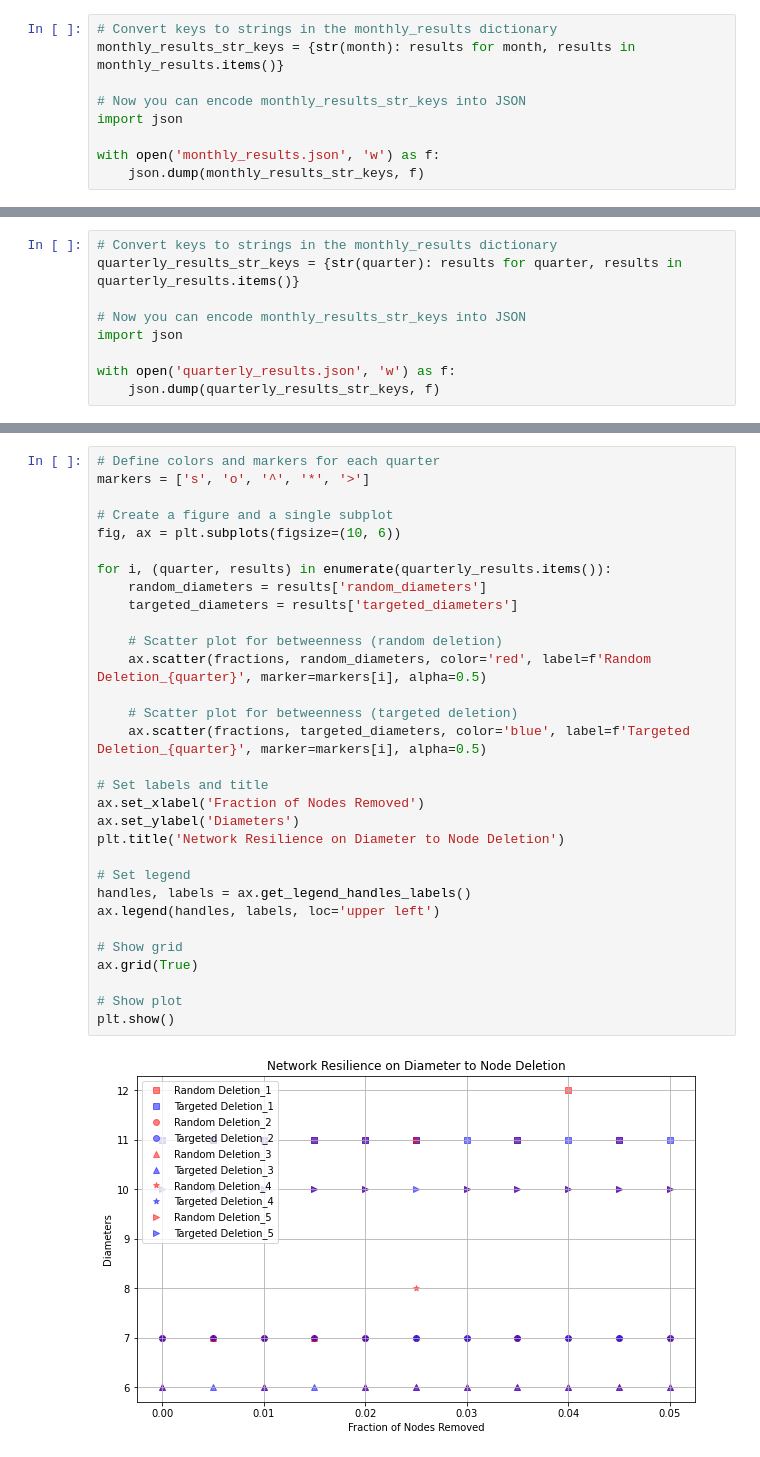
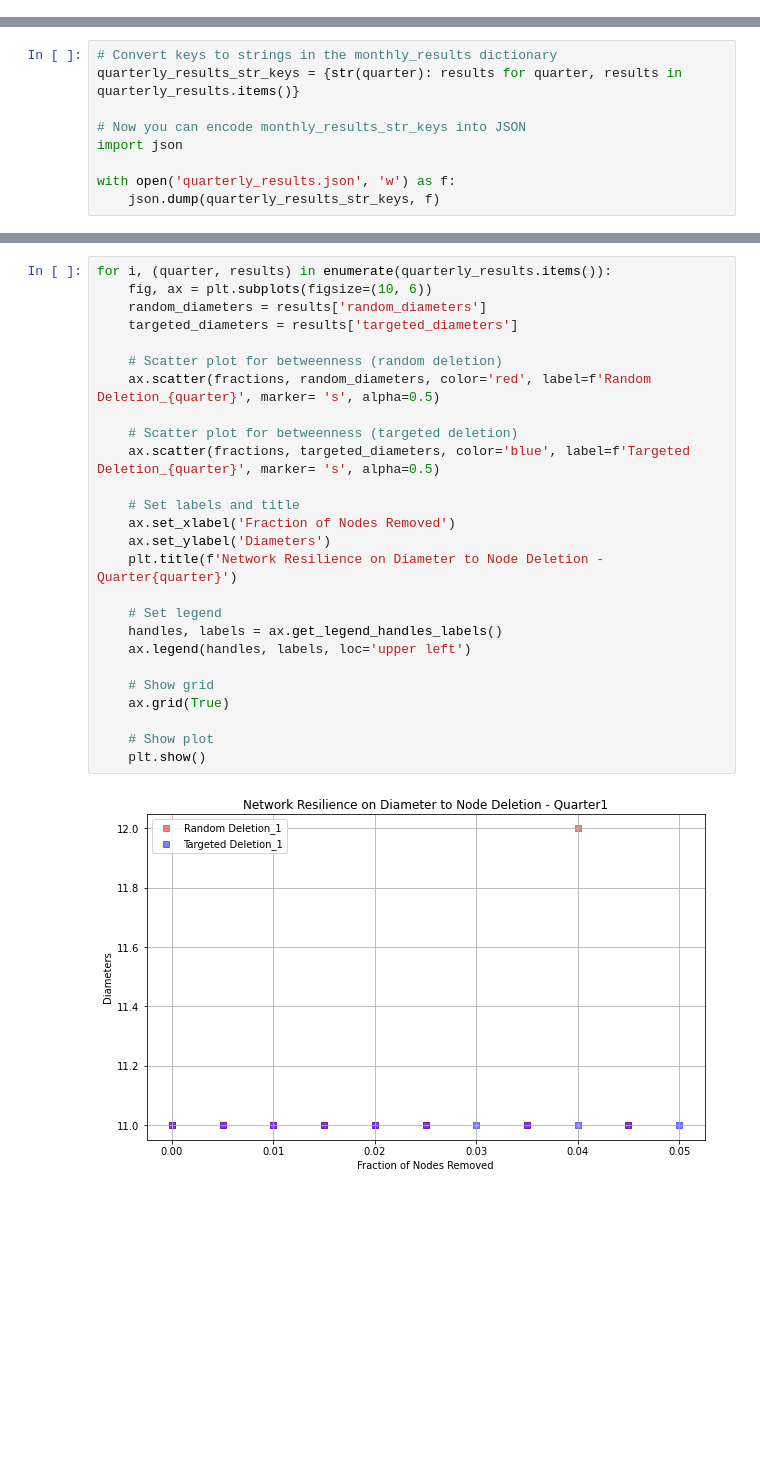
Before and after one commit to kevinlin0638/mini-project, a Jupyter notebook: mini_project_network_analysis.ipynb, the cells around one changed output, grey strips where cells are left out. Drawn from its saved outputs; the diff is of its cells as text; blank space fills up the shorter version.

```diff
--- a/mini_project_network_analysis.ipynb
+++ b/mini_project_network_analysis.ipynb
@@ -369,9 +324,0 @@ for month, g_month in network_monthly.items():
-# %%
-# Convert keys to strings in the monthly_results dictionary
-monthly_results_str_keys = {str(month): results for month, results in monthly_results.items()}
-
-# Now you can encode monthly_results_str_keys into JSON
-import json
-
-with open('monthly_results.json', 'w') as f:
-    json.dump(monthly_results_str_keys, f)
@@ -616,33 +487,28 @@ plt.show()
 # %%
-# Define colors and markers for each quarter
-markers = ['s', 'o', '^', '*', '>']
-
-# Create a figure and a single subplot
-fig, ax = plt.subplots(figsize=(10, 6))
-
 for i, (quarter, results) in enumerate(quarterly_results.items()):
+    fig, ax = plt.subplots(figsize=(10, 6))
     random_diameters = results['random_diameters']
     targeted_diameters = results['targeted_diameters']
 
     # Scatter plot for betweenness (random deletion)
-    ax.scatter(fractions, random_diameters, color='red', label=f'Random Deletion_{quarter}', marker=markers[i], alpha=0.5)
+    ax.scatter(fractions, random_diameters, color='red', label=f'Random Deletion_{quarter}', marker= 's', alpha=0.5)
 
     # Scatter plot for betweenness (targeted deletion)
-    ax.scatter(fractions, targeted_diameters, color='blue', label=f'Targeted Deletion_{quarter}', marker=markers[i], alpha=0.5)
+    ax.scatter(fractions, targeted_diameters, color='blue', label=f'Targeted Deletion_{quarter}', marker= 's', alpha=0.5)
 
-# Set labels and title
-ax.set_xlabel('Fraction of Nodes Removed')
-ax.set_ylabel('Diameters')
-plt.title('Network Resilience on Diameter to Node Deletion')
+    # Set labels and title
+    ax.set_xlabel('Fraction of Nodes Removed')
+    ax.set_ylabel('Diameters')
+    plt.title(f'Network Resilience on Diameter to Node Deletion - Quarter{quarter}')
 
-# Set legend
-handles, labels = ax.get_legend_handles_labels()
-ax.legend(handles, labels, loc='upper left')
+    # Set legend
+    handles, labels = ax.get_legend_handles_labels()
+    ax.legend(handles, labels, loc='upper left')
 
-# Show grid
-ax.grid(True)
+    # Show grid
+    ax.grid(True)
 
-# Show plot
-plt.show()
+    # Show plot
+    plt.show()
 # %% [output]
-[figure, old version]
+[figure, new version]
```
Also changed, not shown: parts of 9 cells of this notebook.
